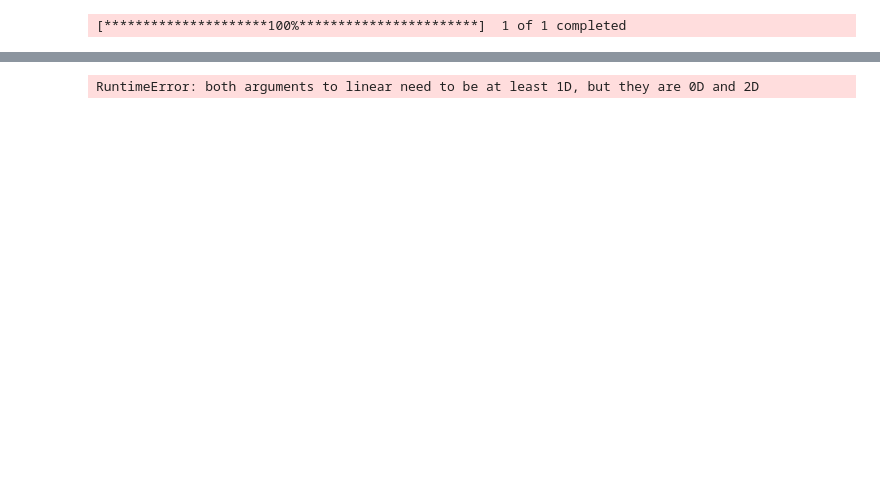
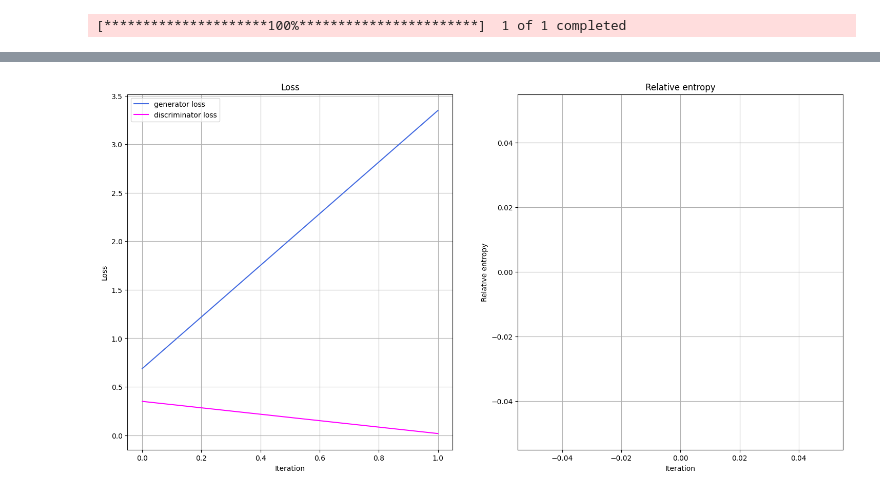
Before and after one commit to aidegare/QGAN, a Jupyter notebook: W_QGAN.ipynb, the cells around one changed output, grey strips where cells are left out. Drawn from its saved outputs; the diff is of its cells as text; code cells hidden in the pictures; blank space fills up the shorter version.

```diff
--- a/W_QGAN.ipynb
+++ b/W_QGAN.ipynb
@@ -32,9 +32,7 @@ x = paddle.to_tensor(training_data)
 state = amplitude_enc(x)
 print(state)
 data_im = state.numpy().tolist()
-data = plt.plot(np.real(data_im))
-plt.show()
-plt.plot(training_data)
+data = np.real(data_im)
 # %% [output]
 [-0.04086019+0.j  0.00179228+0.j  0.00078874+0.j ...  0.        +0.j
   0.        +0.j  0.        +0.j]
@@ -84,18 +79,26 @@ class Discriminator(nn.Module):
     def __init__(self, input_size):
         super(Discriminator, self).__init__()
 
-        self.linear_input = nn.Linear(input_size, 20)
+        self.linear_input = nn.Linear(input_size, 4000)
         self.leaky_relu = nn.LeakyReLU(0.2)
-        self.linear20 = nn.Linear(20, 1)
+        self.linear2 = nn.Linear(4000, 2000)
+        self.leaky_relu2 = nn.LeakyReLU(0.2)
+        self.linear3 = nn.Linear(2000,1000)
+        self.leaky_relu3 = nn.LeakyReLU(0.2)
+        self.linear4 = nn.Linear(1000,1)
         self.sigmoid = nn.Sigmoid()
 
     def forward(self, input: torch.Tensor) -> torch.Tensor:
         x = self.linear_input(input)
         x = self.leaky_relu(x)
-        x = self.linear20(x)
+        x = self.linear2(x)
+        x = self.leaky_relu2(x)
+        x = self.linear3(x)
+        x = self.leaky_relu3(x)
+        x = self.linear4(x)
         x = self.sigmoid(x)
         return x
 # %%
 generator = create_generator()
-discriminator = Discriminator(1)
+discriminator = Discriminator(2**13)
 # %% [output]
@@ -168,7 +171,7 @@ for epoch in range(n_epochs):
     real_dist = torch.tensor(data, dtype=torch.float).reshape(-1, 1)
 
     # Configure samples
-    samples = torch.tensor(13, dtype=torch.float)
+    samples = torch.tensor(data, dtype=torch.float)
     disc_value = discriminator(samples)
 
     # Generate data
@@ -178,31 +181,31 @@ for epoch in range(n_epochs):
     generator_optimizer.zero_grad()
     generator_loss = adversarial_loss(disc_value, valid, gen_dist)
 
     # store for plotting
     generator_loss_values.append(generator_loss.detach().item())
 
     generator_loss.backward(retain_graph=True)
     generator_optimizer.step()
 
     # Train Discriminator
     discriminator_optimizer.zero_grad()
 
     real_loss = adversarial_loss(disc_value, valid, real_dist)
     fake_loss = adversarial_loss(disc_value, fake, gen_dist.detach())
     discriminator_loss = (real_loss + fake_loss) / 2
 
     # Store for plotting
     discriminator_loss_values.append(discriminator_loss.detach().item())
 
     discriminator_loss.backward()
     discriminator_optimizer.step()
 
     entropy_value = entropy(gen_dist.detach().squeeze().numpy(), data)
     entropy_values.append(entropy_value)
 
     plot_training_progress()
 
 elapsed = time.time() - start
 print(f"Fit in {elapsed:0.2f} sec")
 # %% [output]
-RuntimeError: both arguments to linear need to be at least 1D, but they are 0D and 2D
+[figure, added]
```
Also changed, not shown: parts of 3 cells of this notebook.
